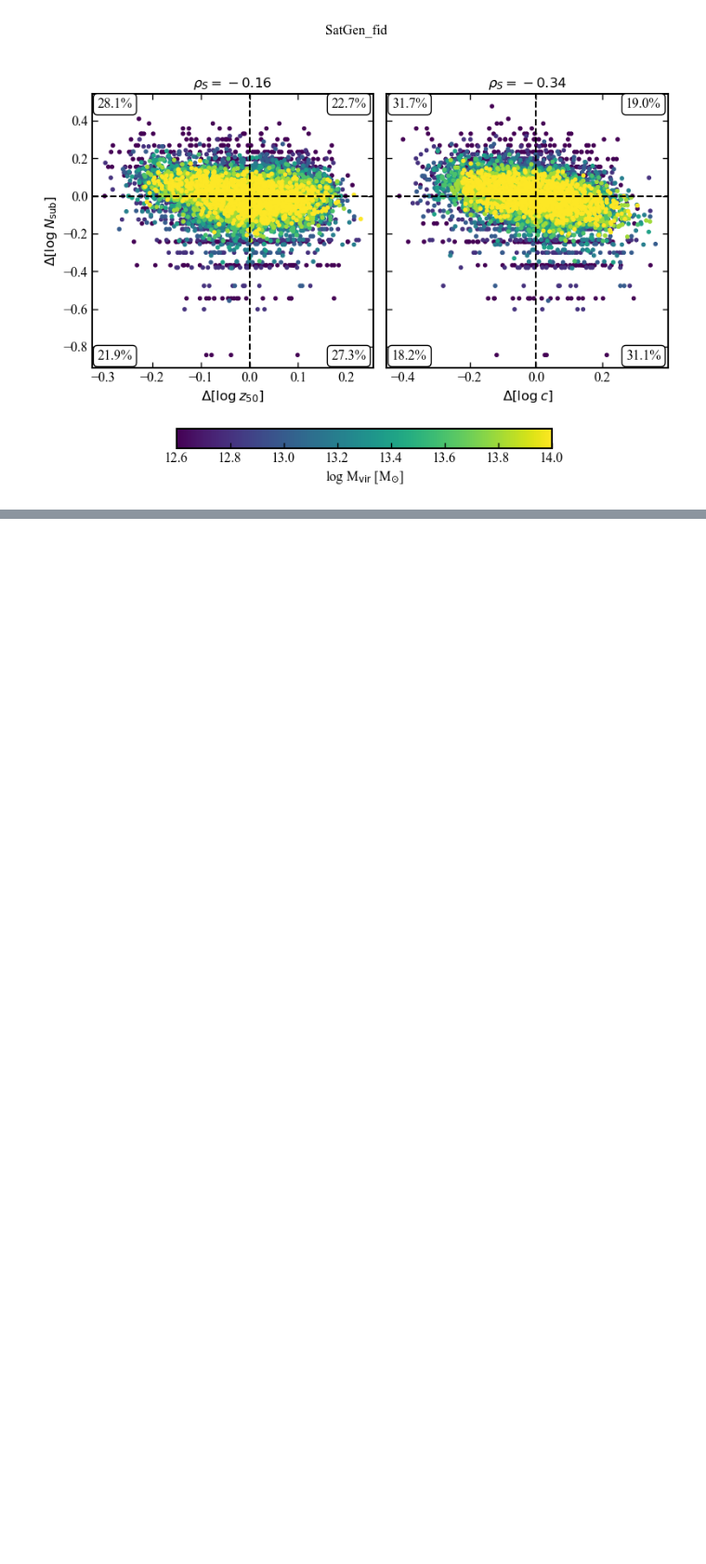
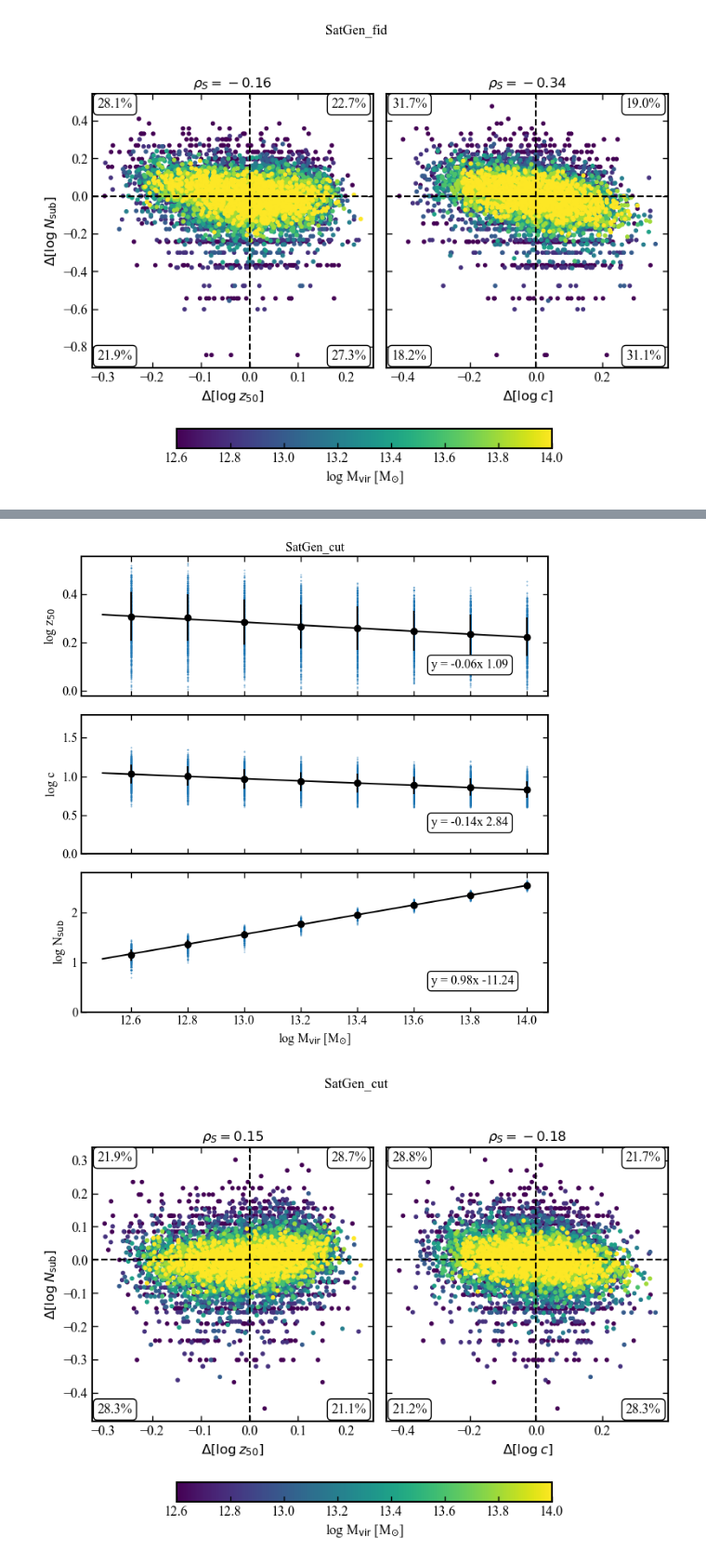
Before and after one commit to jsmonzon/MassSpec, a Jupyter notebook: notebooks/abundance/satgen_data.ipynb, the cells around one changed output, grey strips where cells are left out. Shown at 93% size. Saved outputs shown, nothing was run; the diff lists cells and outputs as text; code cells hidden in the pictures; blank space fills up the shorter version.

```diff
--- a/notebooks/abundance/satgen_data.ipynb
+++ b/notebooks/abundance/satgen_data.ipynb
@@ -62,0 +90,9 @@ corner_comp = pygtc.plotGTC(
+# %%
+cut = jsm_ancillary.load_massspec("../../data/fid/", "withering", 0)
+cut_high = cut[cut["logMvir"] > 12.5]
+cut_high = cut_high.sort_values("logMvir")
+cut_norm = jsm_stats.CorrNorm_satgen(cut_high, dataset_title="SatGen_cut")
+cut_norm.write_summary_tab(filepath= "../../data/summary_tabs/")
+# %% [output]
+[figure, added]
+[figure, added]
```
Also changed, not shown: parts of 12 cells of this notebook, 26 other files.
